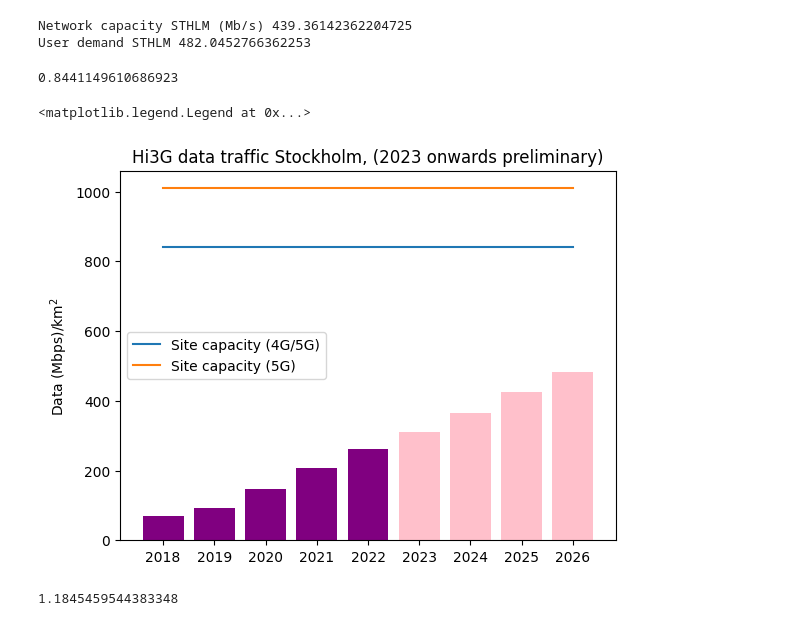
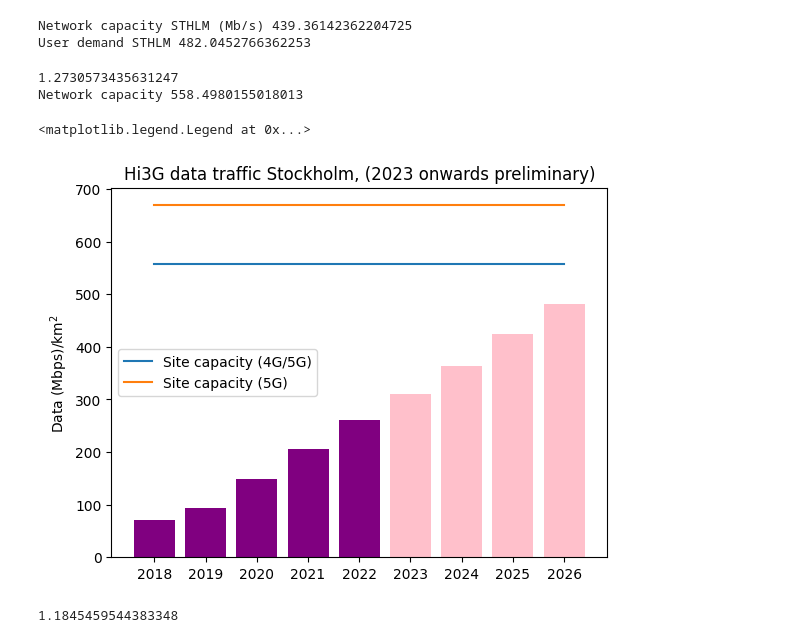
Before and after one commit to Joinatan/wireless_systems, a Jupyter notebook: casestudy2/data2100.ipynb, the cells around one changed output. Cells and saved outputs as stored; diff of their text form; code cells hidden in the pictures.

```diff
--- a/casestudy2/data2100.ipynb
+++ b/casestudy2/data2100.ipynb
@@ -51,36 +51,39 @@ User demand STHLM 482.0452766362253
 #network capacity STHLM
 pop_per_km_sthlm = 5000
 kbit_sqrkm_sthlm = pop_per_km_sthlm * average_kbit_sec_busyhour_per_person
-cell_area_sthlm = 1.5 * np.sqrt(3) * 0.57**2 #km2
+cell_area_sthlm = 1.5 * np.sqrt(3) * 0.7**2 #km2
 print(cell_area_sthlm)
 sthlm_percentage = 0.1
 per_second = 1/(365 * 8 * 60 * 60)
 #base_stations_sthlm = tre_base_stations * sthlm_percentage #population 1million
 network_capacity_sthlm = ((total_bandwidth - 39.6e6)/1e6 * efficiency4g_5g_mix *
                           3/cell_area_sthlm)
 
 network_capacity_sthlm5G = ((total_bandwidth - 39.6e6)/1e6 * efficiency5g *
                           3/cell_area_sthlm)
+
+print("Network capacity", network_capacity_sthlm)
 
 tre_pop = swedish_population * tre_market_share
 #data TRE
 #https://statistik.pts.se/VariableValue/VariableValuesResult/2294?tableName=Tabell%2015%20Mobila%20datatj%C3%A4nster&&subHeader=Mobila%20samtals-%20och%20datatj%C3%A4nster%20-%20mobila%20datatj%C3%A4nster%20[8][10]*
 data_usage_sthlm = [1266_814.987,1116_814.987, 956_814.887,816_814.887,686_814.887, 541_691.417, 389_994.516, 245_134.305, 185_363.234]
 plt.xticks(np.arange(9), ["2018", "2019","2020", "2021", "2022", "2023", "2024", "2025", "2026"])
 for i in range(0, len(data_usage_sthlm)):
     if i < 5:
             plt.bar(i, pop_per_km_sthlm/(swedish_population) * 8e6 * per_second  * data_usage_sthlm[-i-1], color='purple')
     else:
             plt.bar(i, pop_per_km_sthlm/(swedish_population) * 8e6 * per_second  * data_usage_sthlm[-i-1], color='pink')
 plt.title('Hi3G data traffic Stockholm, (2023 onwards preliminary)')
 plt.plot(np.arange(9), [network_capacity_sthlm for x in np.arange(9)], label='Site capacity (4G/5G)')
 plt.plot(np.arange(9), [network_capacity_sthlm5G for x in np.arange(9)], label='Site capacity (5G)')
 plt.ylabel('Data (Mbps)/km$^2$')
 plt.legend()
 # %% [output]
-0.8441149610686923
+1.2730573435631247
+Network capacity 558.4980155018013
 <matplotlib.legend.Legend at 0x...>
-[figure, old version]
+[figure, new version]
 # %%
 1/1.273 + 0.399
 # %% [output]
```
Also changed, not shown: parts of 1 cell of this notebook, 2 other files.
